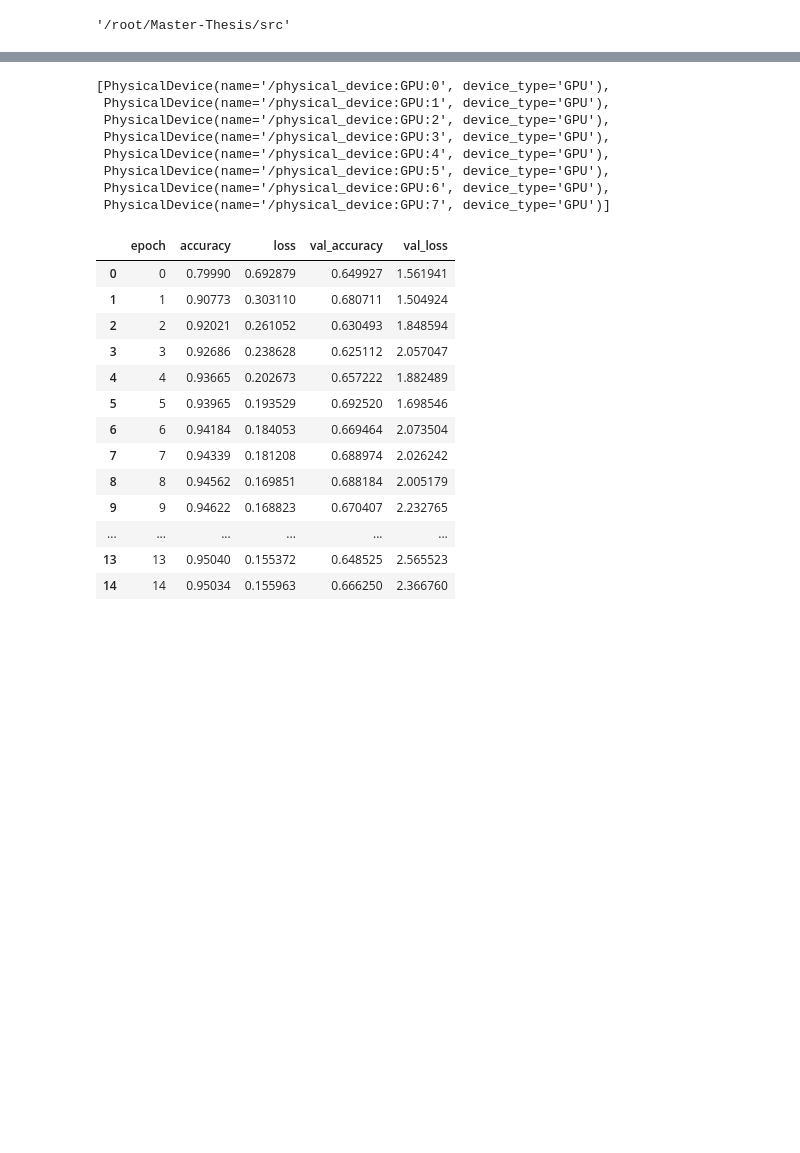
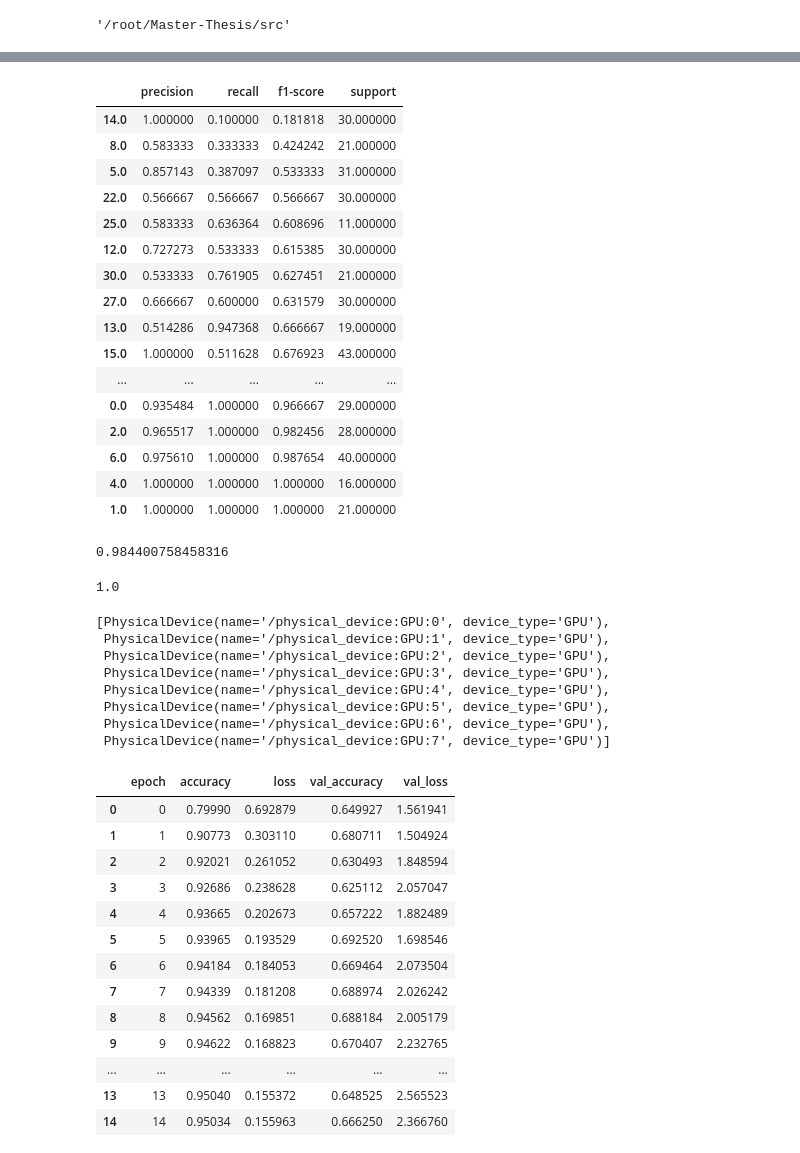
Before and after one commit to Rajatsharma07/Unsupervised-Domain-Adaptation-in-Computer-Vision, a Jupyter notebook: src/AmazonToWebcam.ipynb, the cells around one changed output, grey strips where cells are left out. Saved outputs shown, nothing was run; the diff lists cells and outputs as text; code cells hidden in the pictures; blank space fills up the shorter version.

```diff
--- a/src/AmazonToWebcam.ipynb
+++ b/src/AmazonToWebcam.ipynb
@@ -29,0 +93,20 @@ os.getcwd()
+# %%
+df1
+# %% [output]
+|  | precision | recall | f1-score | support |
+| 14.0 | 1.000000 | 0.100000 | 0.181818 | 30.000000 |
+| 8.0 | 0.583333 | 0.333333 | 0.424242 | 21.000000 |
+| 5.0 | 0.857143 | 0.387097 | 0.533333 | 31.000000 |
+| 22.0 | 0.566667 | 0.566667 | 0.566667 | 30.000000 |
+| 25.0 | 0.583333 | 0.636364 | 0.608696 | 11.000000 |
+| 12.0 | 0.727273 | 0.533333 | 0.615385 | 30.000000 |
+| 30.0 | 0.533333 | 0.761905 | 0.627451 | 21.000000 |
+| 27.0 | 0.666667 | 0.600000 | 0.631579 | 30.000000 |
+| 13.0 | 0.514286 | 0.947368 | 0.666667 | 19.000000 |
+| 15.0 | 1.000000 | 0.511628 | 0.676923 | 43.000000 |
+| ... | ... | ... | ... | ... |
+| 0.0 | 0.935484 | 1.000000 | 0.966667 | 29.000000 |
+| 2.0 | 0.965517 | 1.000000 | 0.982456 | 28.000000 |
+| 6.0 | 0.975610 | 1.000000 | 0.987654 | 40.000000 |
+| 4.0 | 1.000000 | 1.000000 | 1.000000 | 16.000000 |
+| 1.0 | 1.000000 | 1.000000 | 1.000000 | 21.000000 |
@@ -30,3 +121,11 @@ os.getcwd()
+# %%
+score
+# %% [output]
+0.984400758458316
+# %%
+softmax(y_prob[1]).sum()
+# %% [output]
+1.0
 # %%
 import tensorflow as tf
 from pathlib import Path
```
Also changed, not shown: parts of 20 cells of this notebook, 3 other files.
